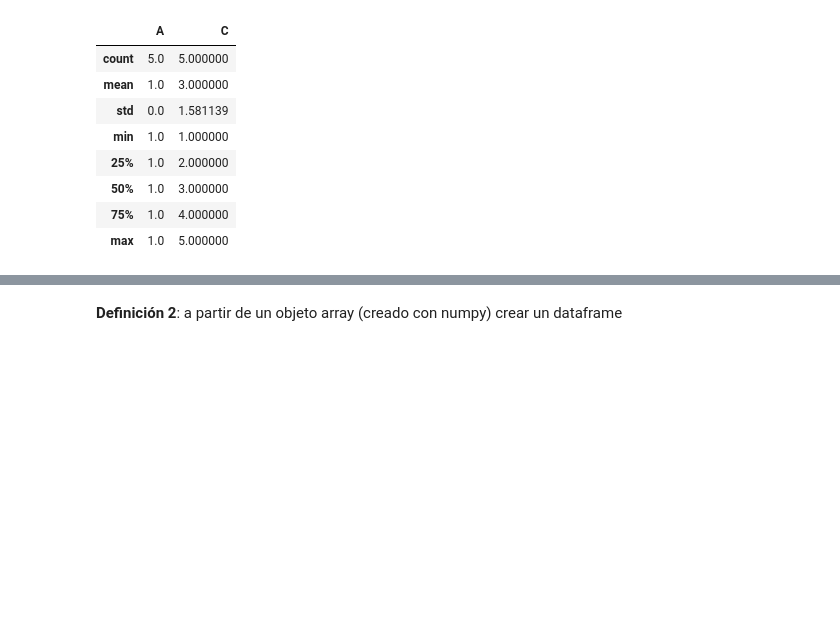
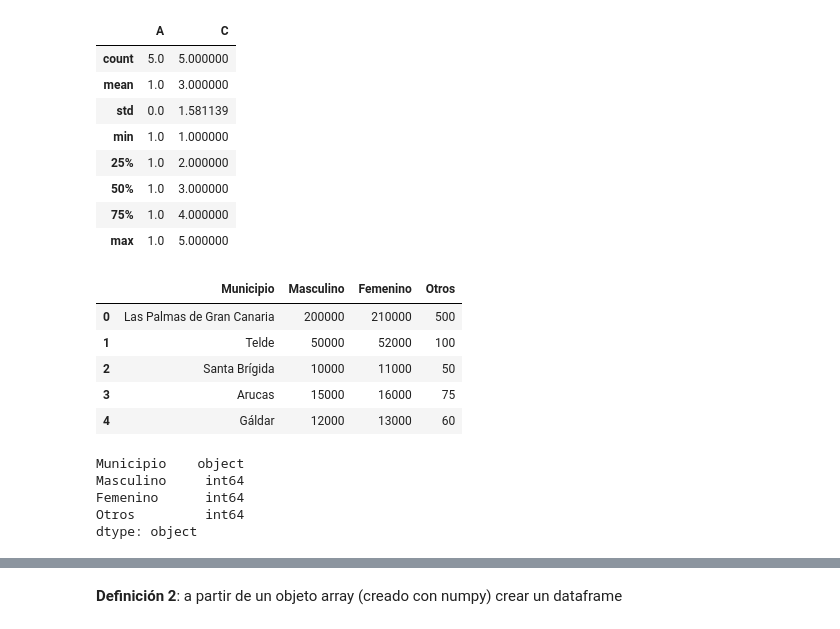
Before and after one commit to Javiert54/bigData, a Jupyter notebook: CEIABD_SNS/Actividad 2.2 – Cuaderno demo UT2 - Ejercicios de ampliación/Cuaderno_Demo_UT2_Ejercicios_de_ampliación_Sin_soluciones.ipynb, the cells around one changed output, grey strips where cells are left out. Cells and saved outputs as stored; diff of their text form; code cells hidden in the pictures; blank space fills up the shorter version.

```diff
--- a/CEIABD_SNS/Actividad 2.2 – Cuaderno demo UT2 - Ejercicios de ampliación/Cuaderno_Demo_UT2_Ejercicios_de_ampliación_Sin_soluciones.ipynb
+++ b/CEIABD_SNS/Actividad 2.2 – Cuaderno demo UT2 - Ejercicios de ampliación/Cuaderno_Demo_UT2_Ejercicios_de_ampliación_Sin_soluciones.ipynb
@@ -160,7 +164,28 @@ df.describe()
 | max | 1.0 | 5.000000 |
 # %%
 #Ejer 4: crear un dataframe con una lista (ficticia) de municipios de Gran canaria y el número de habitantes separados por géneros (Masculino, Femenino, etc...)
+data = pd.DataFrame({
+    'Municipio': ['Las Palmas de Gran Canaria', 'Telde', 'Santa Brígida', 'Arucas', 'Gáldar'],
+    'Masculino': [200000, 50000, 10000, 15000, 12000],
+    'Femenino': [210000, 52000, 11000, 16000, 13000],
+    'Otros': [500, 100, 50, 75, 60]
+})
+data
+# %% [output]
+|  | Municipio | Masculino | Femenino | Otros |
+| 0 | Las Palmas de Gran Canaria | 200000 | 210000 | 500 |
+| 1 | Telde | 50000 | 52000 | 100 |
+| 2 | Santa Brígida | 10000 | 11000 | 50 |
+| 3 | Arucas | 15000 | 16000 | 75 |
+| 4 | Gáldar | 12000 | 13000 | 60 |
 # %%
 #Ejer 5: Mostrar los tipos de datos asociados a cada columna
+data.dtypes
+# %% [output]
+Municipio    object
+Masculino     int64
+Femenino      int64
+Otros         int64
+dtype: object
 # %%
 #Ejer 6: modificar uno o más valores de una de las columnas
```
Also changed, not shown: parts of 16 cells of this notebook, 2 other files.
